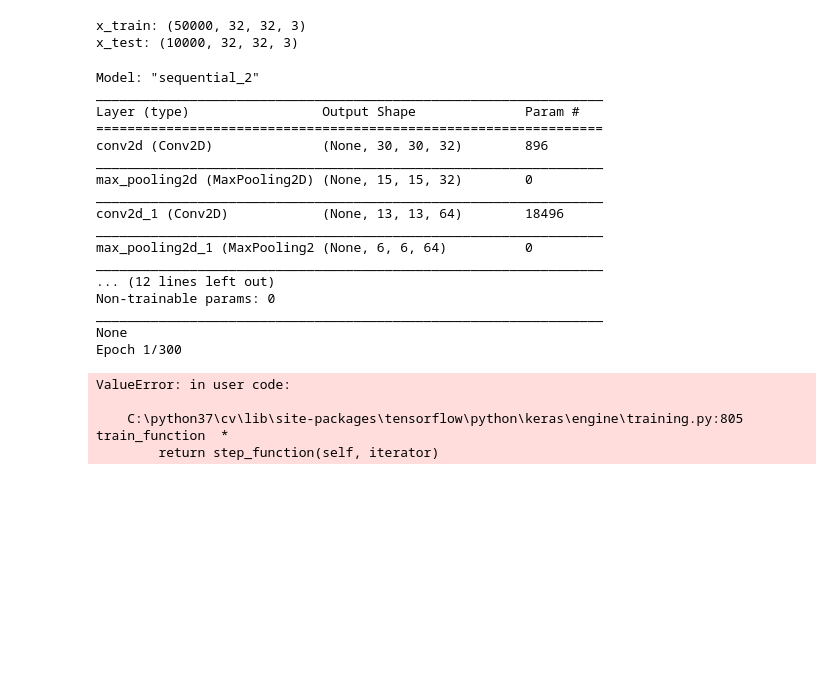
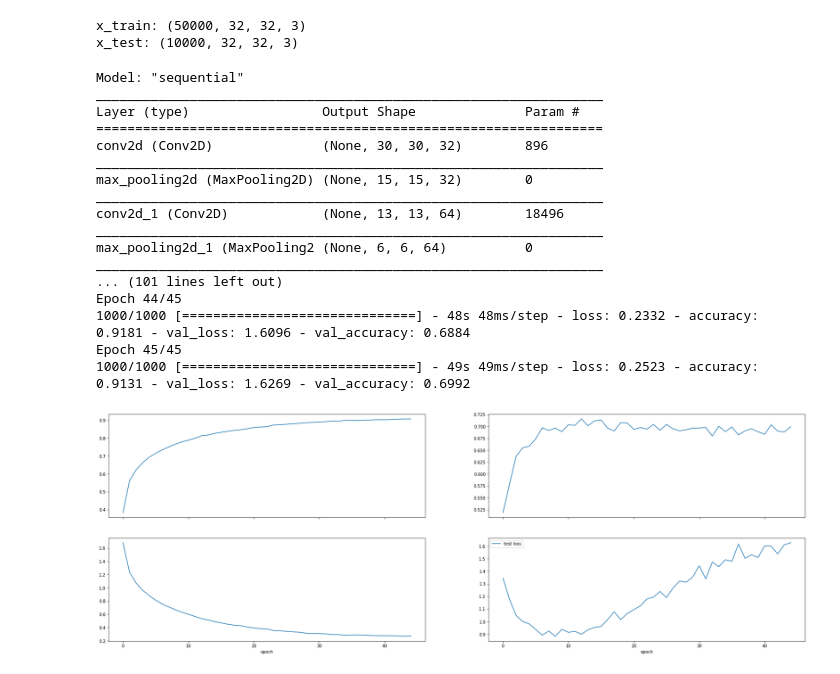
Before and after one commit to Hasindri/180677E_a04, a Jupyter notebook: Q4.ipynb, the cells around one changed output. Cells and saved outputs as stored; diff of their text form; code cells hidden in the pictures; blank space fills up the shorter version.

Commit message:
trained

```diff
--- a/Q4.ipynb
+++ b/Q4.ipynb
@@ -57,41 +57,38 @@ print(model.summary())
 
 sgd = tf.keras.optimizers.SGD(lr=0.01, decay=1e-6, momentum=0.9, nesterov=True)
 
 model.compile(optimizer=sgd,loss=tf.keras.losses.SparseCategoricalCrossentropy(from_logits=True),metrics=['accuracy'])
 
-history=model.fit(x_train,y_train,epochs=300,batch_size=50,validation_data=(x_test,y_test))
+history=model.fit(x_train,y_train,epochs=45,batch_size=50,validation_data=(x_test,y_test))
 
 fig,ax=plt.subplots(2,2,figsize=(30,10),sharex=True)
 ax[0,0].plot(history.history['accuracy'],label='training accuracy')
 ax[0,1].plot(history.history['val_accuracy'],label='test accuracy')
 
 ax[1,0].plot(history.history['loss'],label='training loss')
 ax[1,1].plot(history.history['val_loss'],label='test loss')
 
 ax[1,0].set_xlabel('epoch')
 ax[1,1].set_xlabel('epoch')
 
 plt.legend()
 plt.show()
 # %% [output]
-Model: "sequential_2"
+Model: "sequential"
 _________________________________________________________________
 Layer (type)                 Output Shape              Param #
 =================================================================
 conv2d (Conv2D)              (None, 30, 30, 32)        896
 _________________________________________________________________
 max_pooling2d (MaxPooling2D) (None, 15, 15, 32)        0
 _________________________________________________________________
 conv2d_1 (Conv2D)            (None, 13, 13, 64)        18496
 _________________________________________________________________
 max_pooling2d_1 (MaxPooling2 (None, 6, 6, 64)          0
 _________________________________________________________________
-... (12 lines left out)
-Non-trainable params: 0
-_________________________________________________________________
-None
-Epoch 1/300
+... (101 lines left out)
+Epoch 44/45
+1000/1000 [==============================] - 48s 48ms/step - loss: 0.2332 - accuracy: 0.9181 - val_loss: 1.6096 - val_accuracy: 0.6884
+Epoch 45/45
+1000/1000 [==============================] - 49s 49ms/step - loss: 0.2523 - accuracy: 0.9131 - val_loss: 1.6269 - val_accuracy: 0.6992
-ValueError: in user code:
-
-    C:\python37\cv\lib\site-packages\tensorflow\python\keras\engine\training.py:805 train_function  *
-        return step_function(self, iterator)
+[figure, added]
```
Also changed, not shown: 1 other file.
